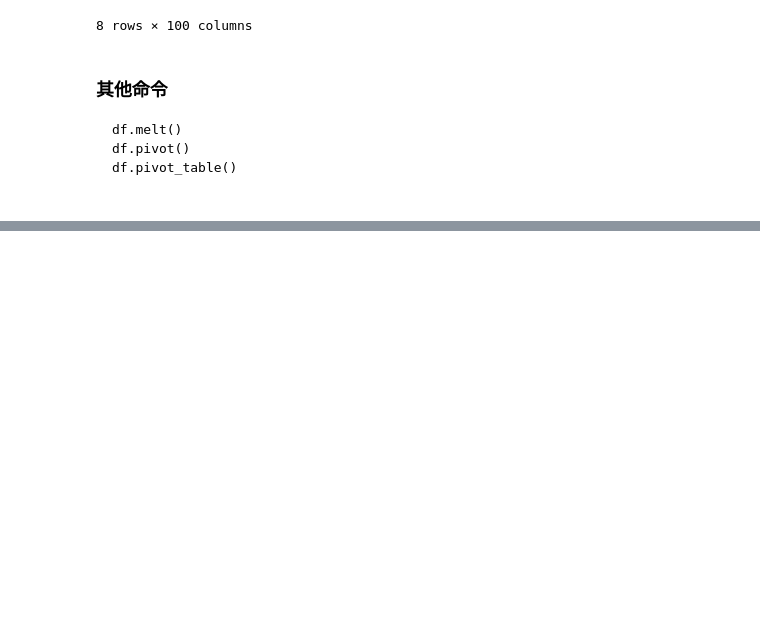
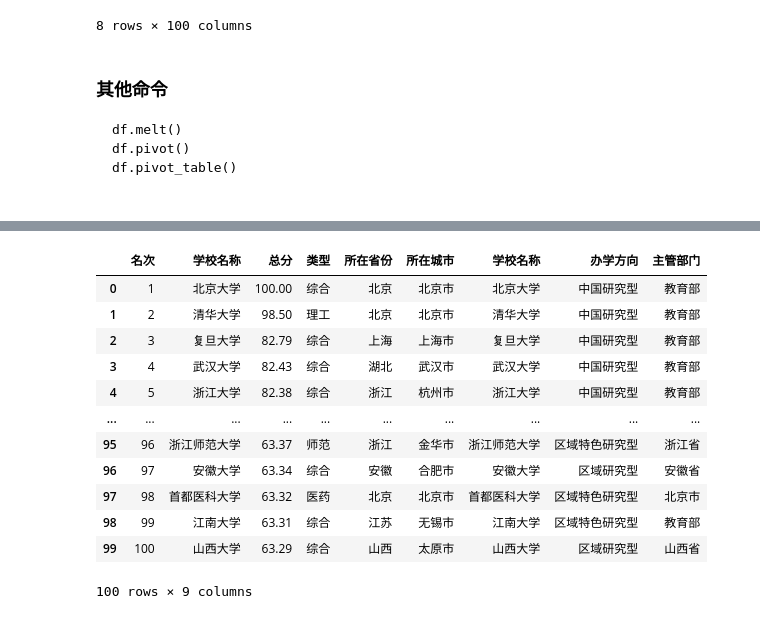
Before and after one commit to kexiaojiu/Pandas_learning_notes, a Jupyter notebook: 01 pandas/my_note.ipynb, the cells around one changed output, grey strips where cells are left out. Cells and saved outputs as stored; diff of their text form; code cells hidden in the pictures; blank space fills up the shorter version.

Commit message:
manage data

```diff
--- a/01 pandas/my_note.ipynb
+++ b/01 pandas/my_note.ipynb
@@ -1209,0 +1228,5 @@ df.pivot_table()
+# %%
+file_path = "..\\04 data\\PythonData\\"
+file_name = "高校信息.xlsx"
+df1 = pd.read_excel(file_path+file_name, sheet_name = 'part1')
+df2 = pd.read_excel(file_path+file_name, sheet_name = 'part2')
@@ -1209,0 +1363,19 @@ df.pivot_table()
+# %%
+# 横向合并
+df2ai = pd.read_excel(file_path+file_name, sheet_name = 'var6')
+df2bi = pd.read_excel(file_path+file_name, sheet_name = 'var3')
+pd.concat([df2ai,df2bi],axis=1)
+# %% [output]
+|  | 名次 | 学校名称 | 总分 | 类型 | 所在省份 | 所在城市 | 学校名称 | 办学方向 | 主管部门 |
+| 0 | 1 | 北京大学 | 100.00 | 综合 | 北京 | 北京市 | 北京大学 | 中国研究型 | 教育部 |
+| 1 | 2 | 清华大学 | 98.50 | 理工 | 北京 | 北京市 | 清华大学 | 中国研究型 | 教育部 |
+| 2 | 3 | 复旦大学 | 82.79 | 综合 | 上海 | 上海市 | 复旦大学 | 中国研究型 | 教育部 |
+| 3 | 4 | 武汉大学 | 82.43 | 综合 | 湖北 | 武汉市 | 武汉大学 | 中国研究型 | 教育部 |
+| 4 | 5 | 浙江大学 | 82.38 | 综合 | 浙江 | 杭州市 | 浙江大学 | 中国研究型 | 教育部 |
+| ... | ... | ... | ... | ... | ... | ... | ... | ... | ... |
+| 95 | 96 | 浙江师范大学 | 63.37 | 师范 | 浙江 | 金华市 | 浙江师范大学 | 区域特色研究型 | 浙江省 |
+| 96 | 97 | 安徽大学 | 63.34 | 综合 | 安徽 | 合肥市 | 安徽大学 | 区域研究型 | 安徽省 |
+| 97 | 98 | 首都医科大学 | 63.32 | 医药 | 北京 | 北京市 | 首都医科大学 | 区域特色研究型 | 北京市 |
+| 98 | 99 | 江南大学 | 63.31 | 综合 | 江苏 | 无锡市 | 江南大学 | 区域特色研究型 | 教育部 |
+| 99 | 100 | 山西大学 | 63.29 | 综合 | 山西 | 太原市 | 山西大学 | 区域研究型 | 山西省 |
+100 rows × 9 columns
```
Also changed, not shown: parts of 14 cells of this notebook, 1 other file.
